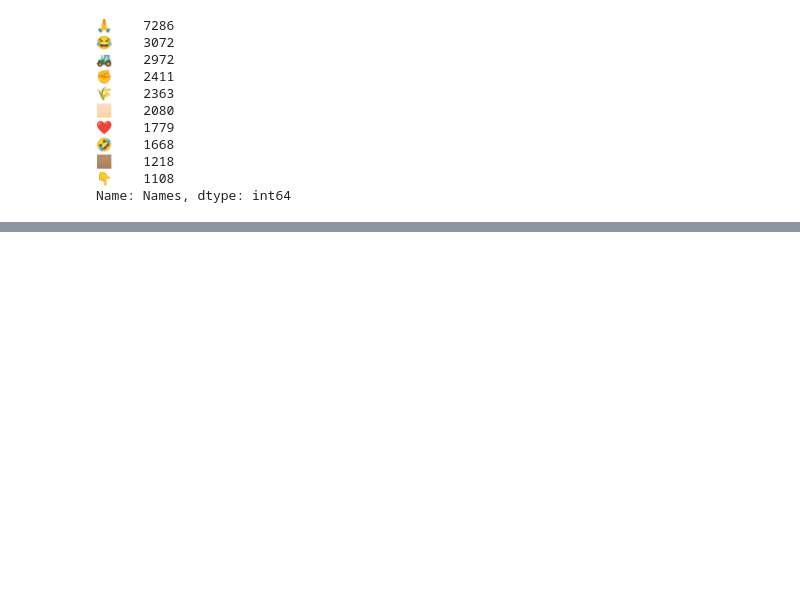
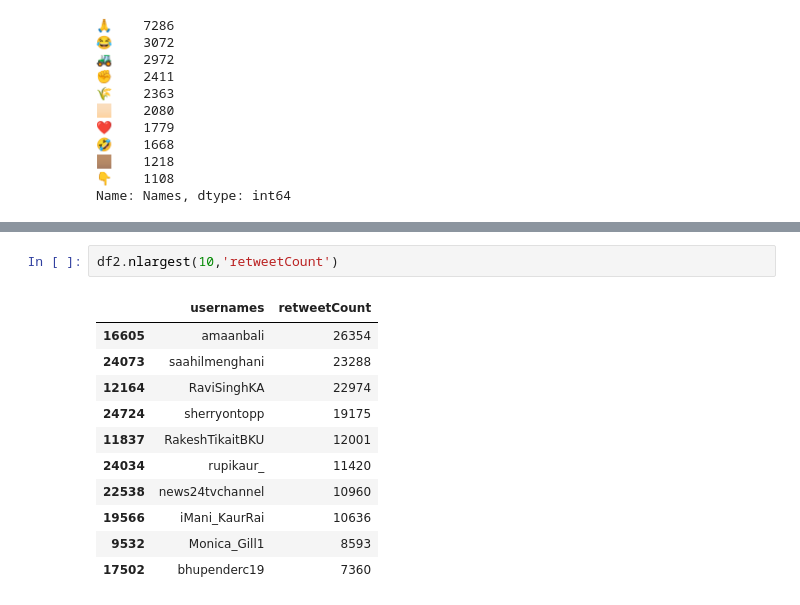
Before and after one commit to apachaii/Data-Engineer---Danilo-Molina, a Jupyter notebook: Data Engineer - Danilo Molina.ipynb, the cells around one changed output, grey strips where cells are left out. Saved outputs shown, nothing was run; the diff lists cells and outputs as text; blank space fills up the shorter version.

```diff
--- a/Data Engineer - Danilo Molina.ipynb
+++ b/Data Engineer - Danilo Molina.ipynb
@@ -170,0 +200,14 @@ Name: Names, dtype: int64
+# %%
+df2.nlargest(10,'retweetCount')
+# %% [output]
+|  | usernames | retweetCount |
+| 16605 | amaanbali | 26354 |
+| 24073 | saahilmenghani | 23288 |
+| 12164 | RaviSinghKA | 22974 |
+| 24724 | sherryontopp | 19175 |
+| 11837 | RakeshTikaitBKU | 12001 |
+| 24034 | rupikaur_ | 11420 |
+| 22538 | news24tvchannel | 10960 |
+| 19566 | iMani_KaurRai | 10636 |
+| 9532 | Monica_Gill1 | 8593 |
+| 17502 | bhupenderc19 | 7360 |
```
Also changed, not shown: parts of 10 cells of this notebook.
